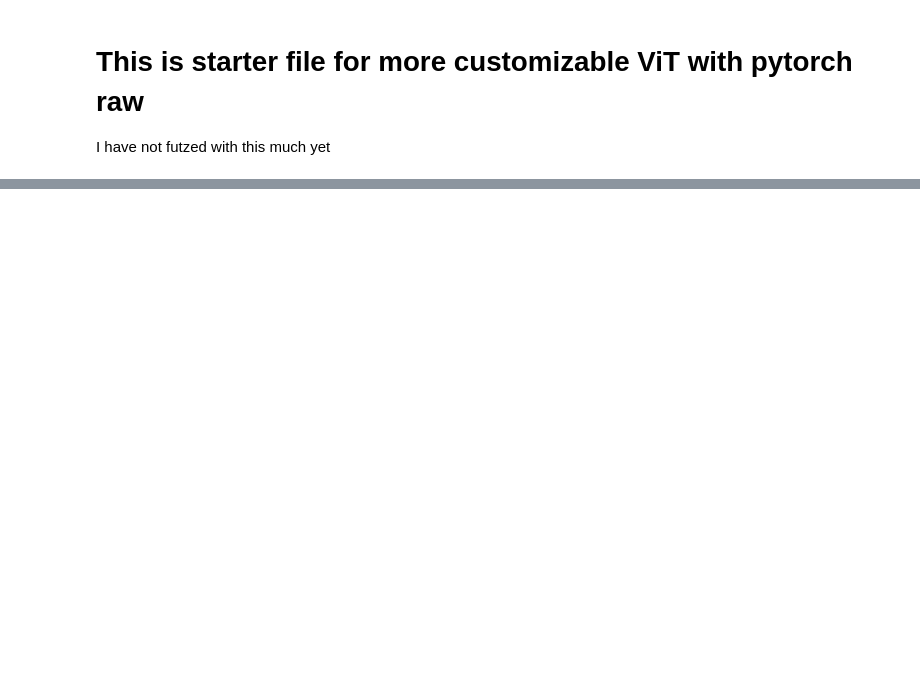
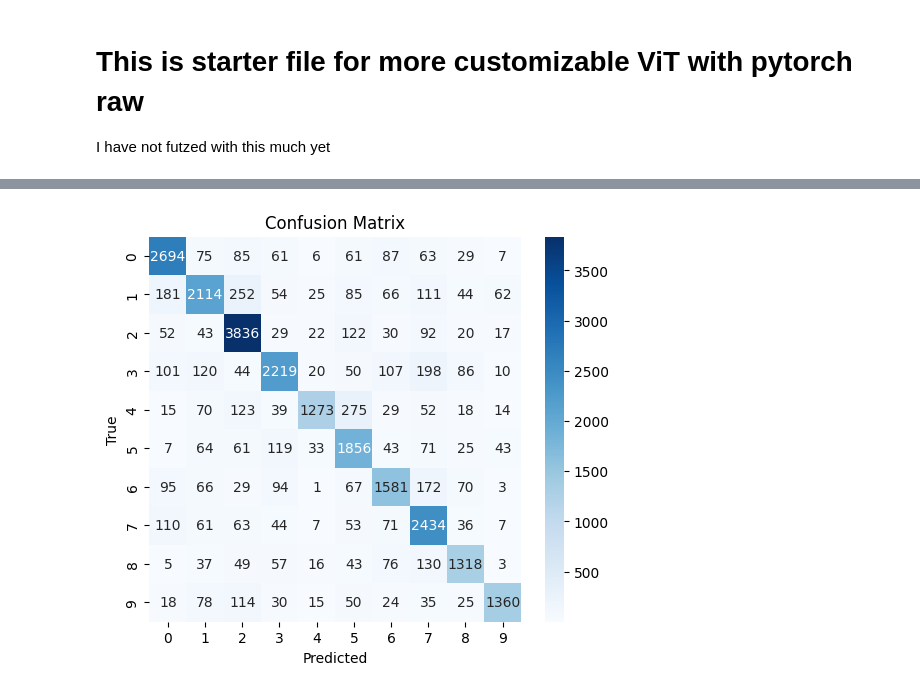
Before and after one commit to sdtemple/your-first-model, a Jupyter notebook: vision_transformer_v2.ipynb, the cells around one changed output, grey strips where cells are left out. Drawn from its saved outputs; the diff is of its cells as text; code cells hidden in the pictures; blank space fills up the shorter version.

```diff
--- a/vision_transformer_v2.ipynb
+++ b/vision_transformer_v2.ipynb
@@ -122,8 +121,8 @@ class AcousticViT(nn.Module):
         return x
 # %%
 model = AcousticViT(
-    num_classes=len(np.unique(y_encoded)),
-    patch_size=(patch_x,patch_y),
+    num_classes=num_classes,
+    patch_size=(patch_h,patch_w),
     embed_dim=embed_dim,
     num_heads=num_heads,
     depth=depth,
@@ -136,6 +135,7 @@ optimizer = torch.optim.Adam(model.parameters(), lr=1e-4)
 # Training loop
 
 model.to(device)
+num_epochs = 10
 
 for epoch in range(num_epochs):
     model.train()  # Set the model to training mode
@@ -170,5 +179,3 @@ torch.save(model, model_file)
-# %%
-model = torch.load(model_file, weights_only=False)
 # %%
 model.to(device)
 
@@ -177,16 +184,16 @@ all_preds = []
 all_labels = []
 
 with torch.no_grad():
-    for inputs, labels in test_loader:
+    for inputs, labels in train_loader:
         inputs = inputs.to(device)
         outputs = model(inputs)
-        preds = np.argmax(outputs, axis=1)
-        all_preds.extend(preds.cpu().numpy())
+        preds = np.argmax(outputs.cpu().numpy(), axis=1)
+        all_preds.extend(preds)
         all_labels.extend(labels.cpu().numpy())
 
 # Calculate accuracy
 accuracy = accuracy_score(all_labels, all_preds)
-print(f"Validation Accuracy: {accuracy:.4f}")
+print(f"Training Accuracy: {accuracy:.4f}")
 
 # Print classification report
-print(classification_report(all_labels, all_preds, target_names=le.classes_))
+print(classification_report(all_labels, all_preds))
@@ -193,8 +218,10 @@ print(classification_report(all_labels, all_preds, target_names=le.classes_))
 # %%
 cm = confusion_matrix(all_labels, all_preds)
 plt.figure(figsize=(6, 5))
-sns.heatmap(cm, annot=True, fmt='d', cmap='Blues', xticklabels=le.classes_, yticklabels=le.classes_)
+sns.heatmap(cm, annot=True, fmt='d', cmap='Blues', )
 plt.xlabel('Predicted')
 plt.ylabel('True')
 plt.title('Confusion Matrix')
 plt.show()
+# %% [output]
+[figure, added]
```
Also changed, not shown: parts of 14 cells of this notebook, 3 other files.
